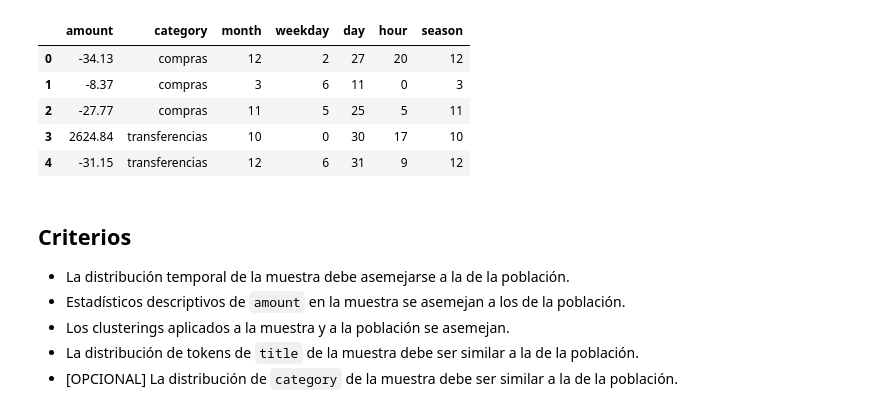
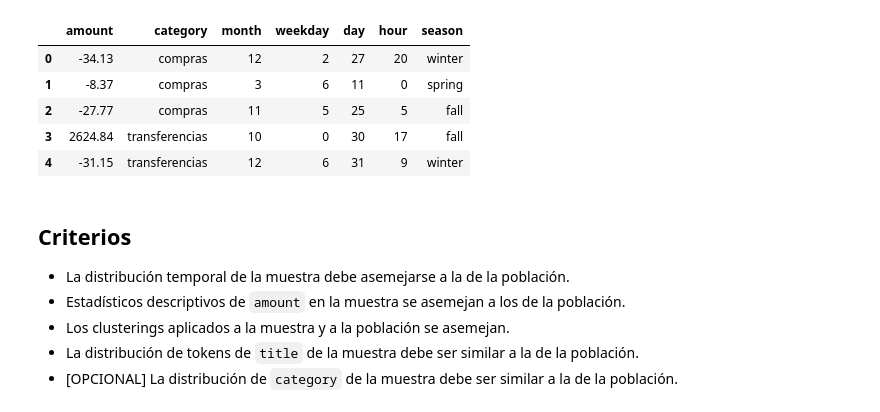
Before and after one commit to cuicuidev/coinscrap_reto, a Jupyter notebook: eda.ipynb, the cells around one changed output. Cells and saved outputs as stored; diff of their text form; code cells hidden in the pictures.

```diff
--- a/eda.ipynb
+++ b/eda.ipynb
@@ -14,46 +6,43 @@ pd.set_option("display.max_colwidth", 3000)
 # %%
 df = pd.concat([pd.read_csv(csv, sep=";") for csv in glob.glob("*.csv")])
 
 df['datetime'] = pd.to_datetime(df.date)
 
-# df['year'] = df['datetime'].dt.year
 df['month'] = df['datetime'].dt.month.apply(lambda x: str(x))
 df['weekday'] = df['datetime'].dt.weekday.apply(lambda x: str(x))
 df['day'] = df['datetime'].dt.day
 df['hour'] = df['datetime'].dt.hour
-# df['minute'] = df['datetime'].dt.minute
-# df['second'] = df['datetime'].dt.second
 
 seasons_map = {
-    1 : 'winter',
-    2 : 'winter',
-    3 : 'spring',
-    4 : 'spring',
-    5 : 'spring',
-    6 : 'summer',
-    7 : 'summer',
-    8 : 'summer',
-    9 : 'fall',
-    10 : 'fall',
-    11 : 'fall',
-    12 : 'winter',
+    '1' : 'winter',
+    '2' : 'winter',
+    '3' : 'spring',
+    '4' : 'spring',
+    '5' : 'spring',
+    '6' : 'summer',
+    '7' : 'summer',
+    '8' : 'summer',
+    '9' : 'fall',
+    '10' : 'fall',
+    '11' : 'fall',
+    '12' : 'winter',
 }
 df['season'] = df.month.replace(seasons_map)
 
 df = df.drop(["date"], axis=1)
 
 df = df.rename(columns={"Categoría": "category"})
 
 df = df.drop(['title', 'datetime'], axis=1)
 
 df.head()
 # %% [output]
 |  | amount | category | month | weekday | day | hour | season |
-| 0 | -34.13 | compras | 12 | 2 | 27 | 20 | 12 |
-| 1 | -8.37 | compras | 3 | 6 | 11 | 0 | 3 |
-| 2 | -27.77 | compras | 11 | 5 | 25 | 5 | 11 |
-| 3 | 2624.84 | transferencias | 10 | 0 | 30 | 17 | 10 |
-| 4 | -31.15 | transferencias | 12 | 6 | 31 | 9 | 12 |
+| 0 | -34.13 | compras | 12 | 2 | 27 | 20 | winter |
+| 1 | -8.37 | compras | 3 | 6 | 11 | 0 | spring |
+| 2 | -27.77 | compras | 11 | 5 | 25 | 5 | fall |
+| 3 | 2624.84 | transferencias | 10 | 0 | 30 | 17 | fall |
+| 4 | -31.15 | transferencias | 12 | 6 | 31 | 9 | winter |
 # %% [markdown]
 ## Criterios
 - La distribución temporal de la muestra debe asemejarse a la de la población.
```
Also changed, not shown: parts of 2 cells of this notebook, 1 other file.
